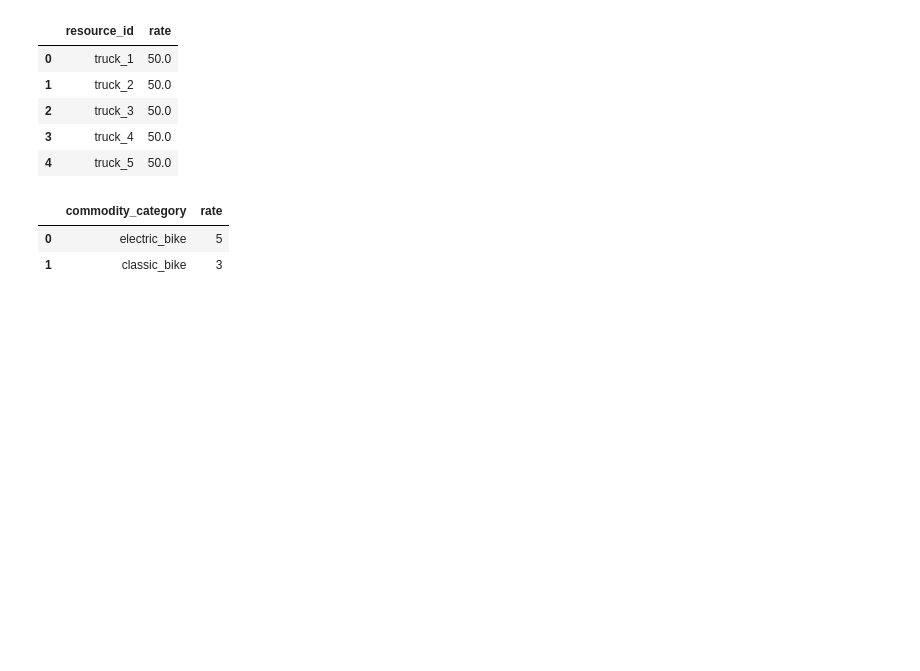
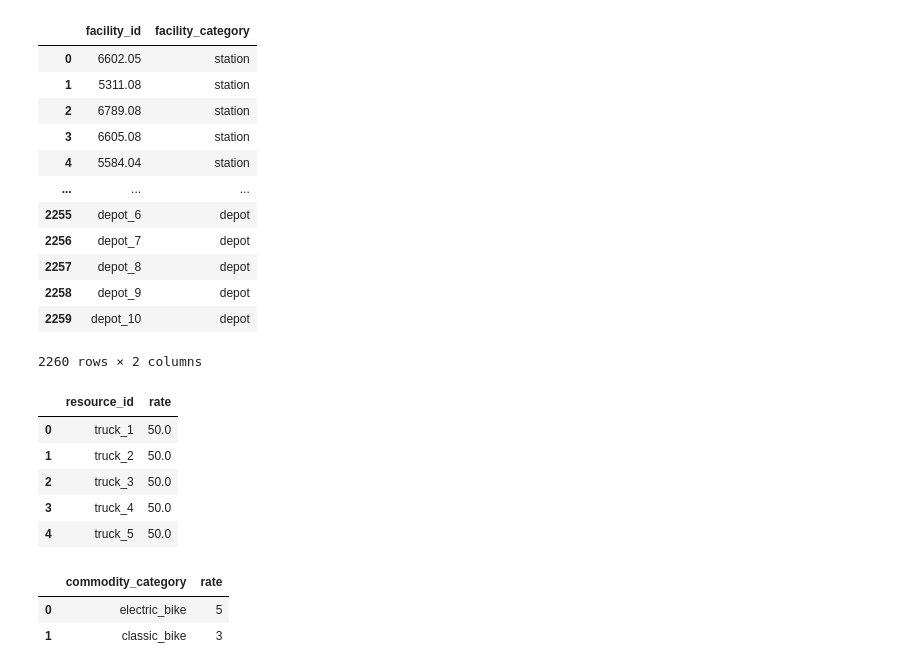
Before and after one commit to vlzm/GFDRR, a Jupyter notebook: notebooks/test_pipeline.ipynb, the cells around one changed output. Drawn from its saved outputs; the diff is of its cells as text; code cells hidden in the pictures; blank space fills up the shorter version.

```diff
--- a/notebooks/test_pipeline.ipynb
+++ b/notebooks/test_pipeline.ipynb
@@ -162,3 +180,19 @@ graph_data.facilities_costs_df.head()
+# %%
+graph_data.facilities_df
+# %% [output]
+|  | facility_id | facility_category |
+| 0 | 6602.05 | station |
+| 1 | 5311.08 | station |
+| 2 | 6789.08 | station |
+| 3 | 6605.08 | station |
+| 4 | 5584.04 | station |
+| ... | ... | ... |
+| 2255 | depot_6 | depot |
+| 2256 | depot_7 | depot |
+| 2257 | depot_8 | depot |
+| 2258 | depot_9 | depot |
+| 2259 | depot_10 | depot |
+2260 rows × 2 columns
 # %%
 graph_data.resources_rates_df.head()
 # %% [output]
```
Also changed, not shown: parts of 3 cells of this notebook, 2 other files.
